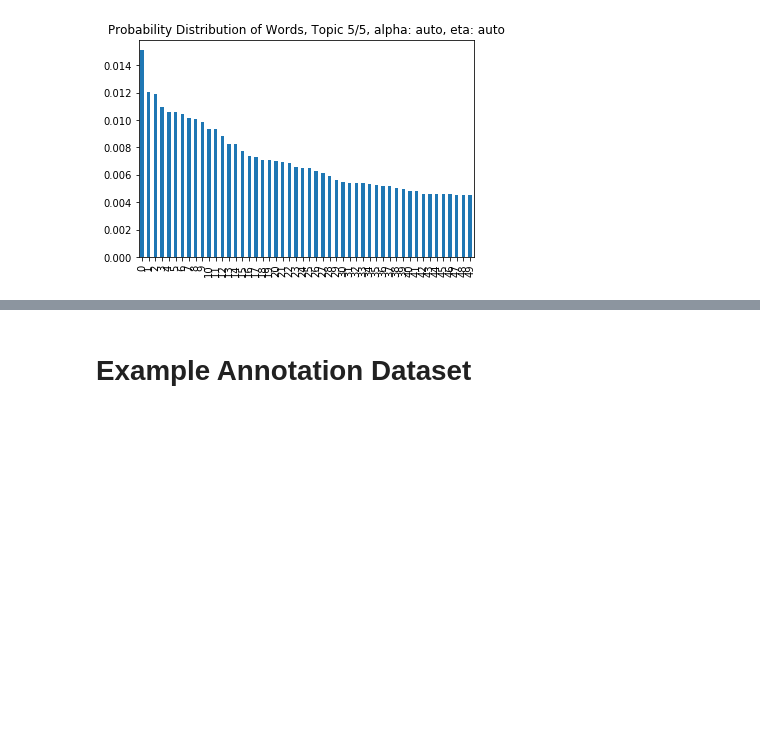
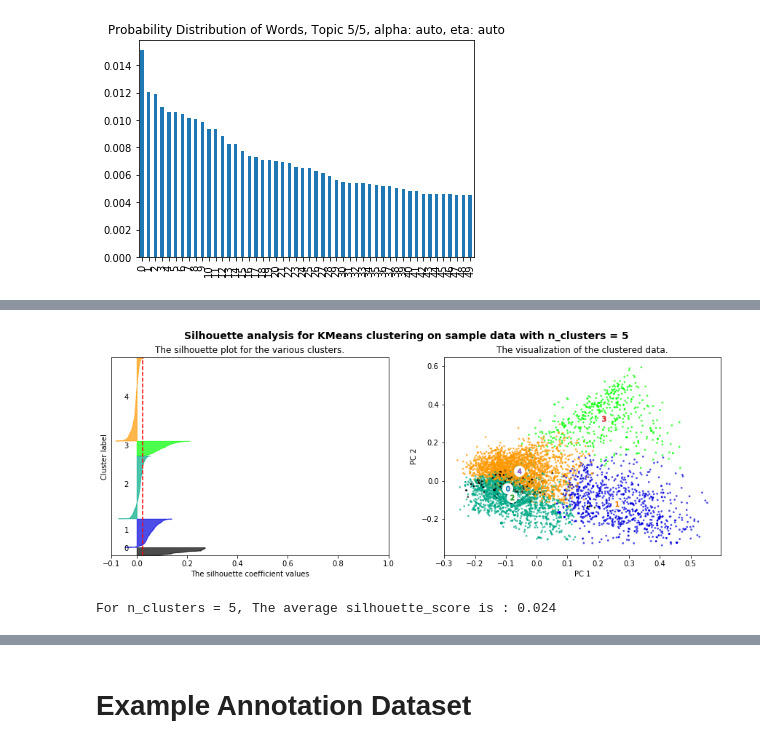
Before and after one commit to sunnyjooey/content-analysis-2018, a Jupyter notebook: 5-Reliability/5-Reliability.ipynb, the cells around one changed output, grey strips where cells are left out. Cells and saved outputs as stored; diff of their text form; code cells hidden in the pictures; blank space fills up the shorter version.

```diff
--- a/5-Reliability/5-Reliability.ipynb
+++ b/5-Reliability/5-Reliability.ipynb
@@ -361,0 +410,6 @@ visualizeTopic1(news_df, 5, 'auto', 'auto')
+# %%
+X = newsgroupsTFVects.toarray()
+plotSilhouette(5, X)
+# %% [output]
+[figure, added]
+For n_clusters = 5, The average silhouette_score is : 0.024
```
Also changed, not shown: parts of 34 cells of this notebook.
